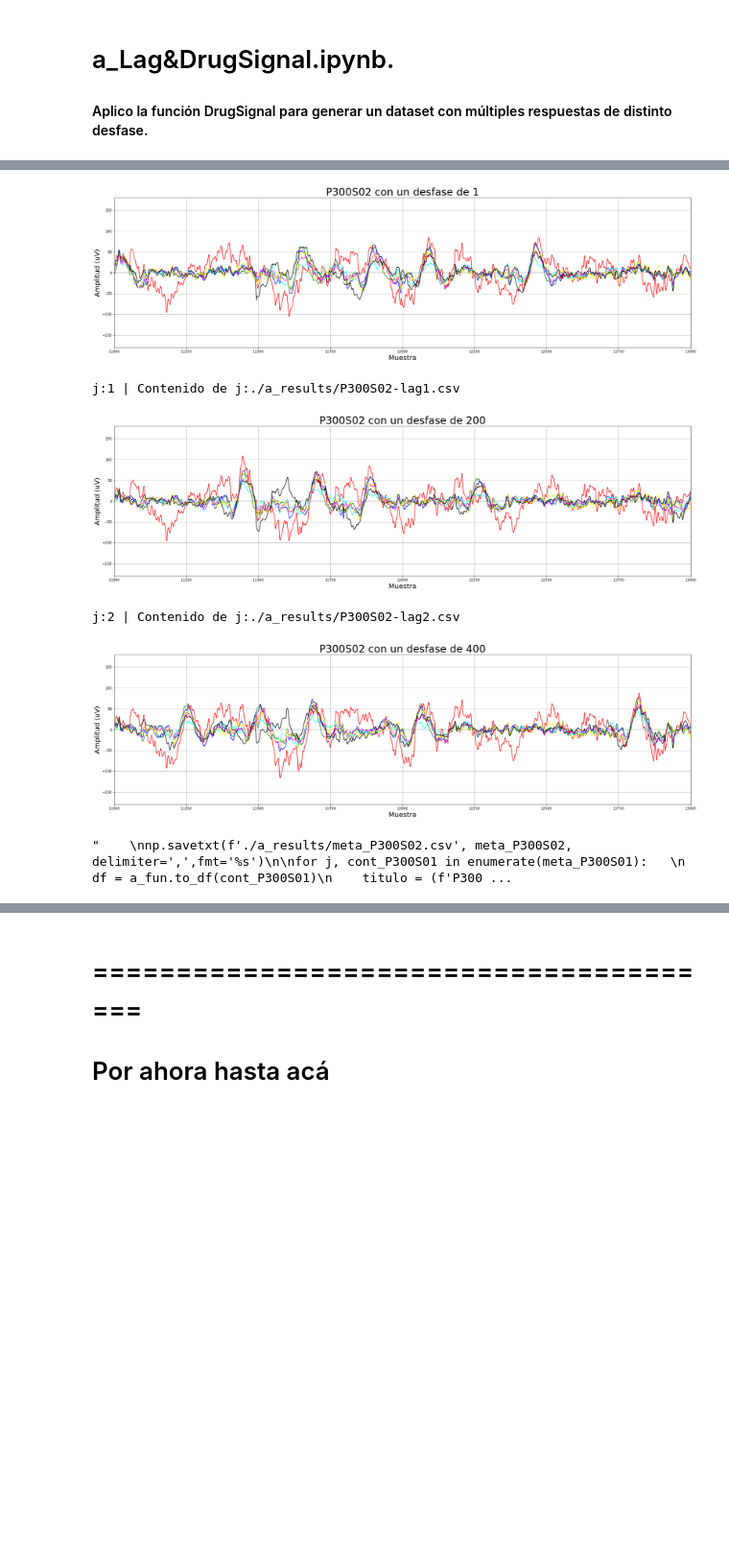
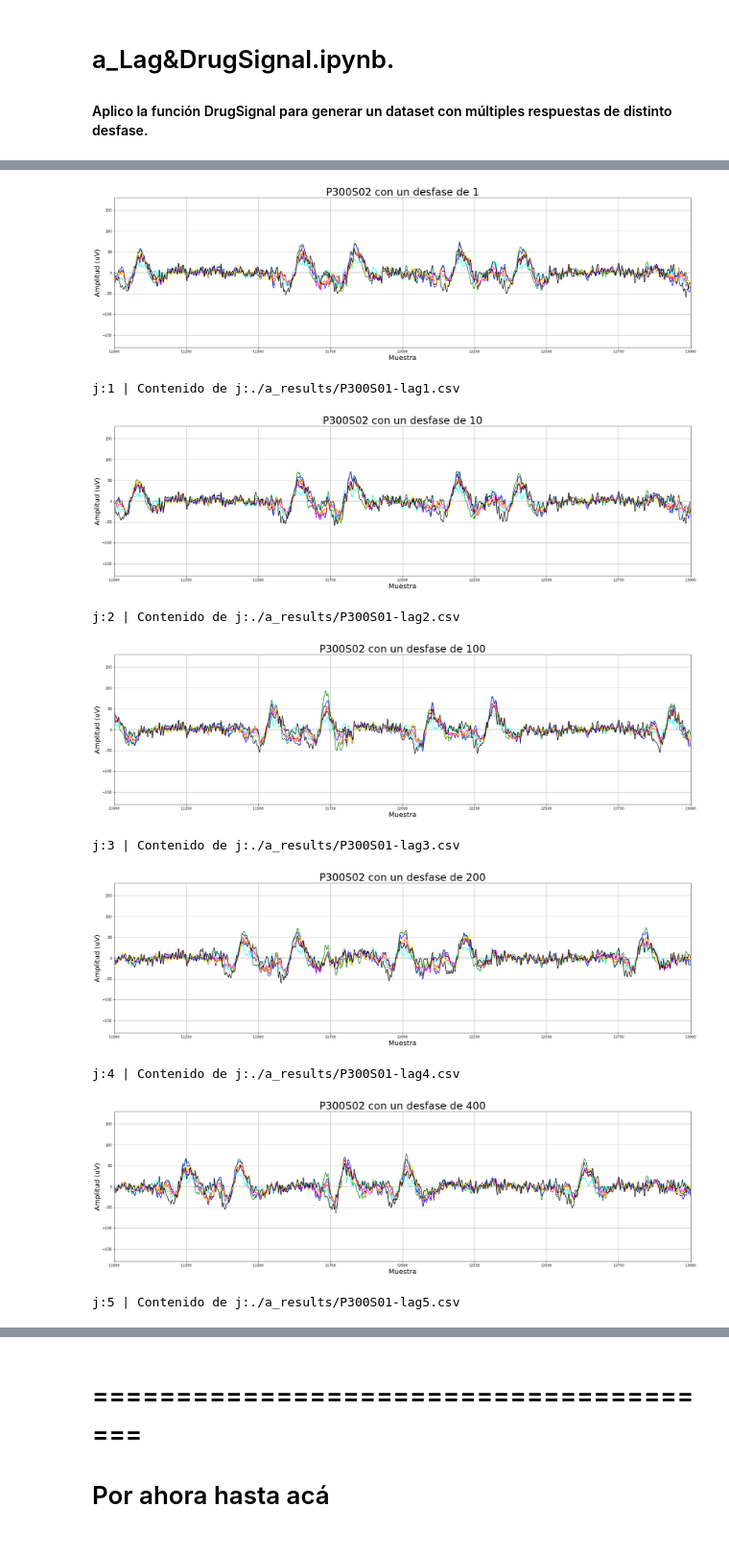
Before and after one commit to alexchavez1980/repo_tesis, a Jupyter notebook: a_Lag&DrugSignal.ipynb, the cells around one changed output, grey strips where cells are left out. Shown at 96% size. Drawn from its saved outputs; the diff is of its cells as text; code cells hidden in the pictures; blank space fills up the shorter version.

```diff
--- a/a_Lag&DrugSignal.ipynb
+++ b/a_Lag&DrugSignal.ipynb
@@ -21,7 +21,7 @@ routput = mat['routput']
 erptemplate1 = routput[0][7][0][1][0][0][0][7]
 erptemplate1 = np.delete( erptemplate1, range(0,256,43),0)
 
-punto_mat = scipy.io.loadmat('./dataset/itba/P300S02.mat') # P300S01 Pertenece al grupo pasivo. No tiene ERP.
+punto_mat = scipy.io.loadmat('./dataset/itba/P300S01.mat') # P300S01 Pertenece al grupo pasivo. No tiene ERP.
 signal = punto_mat['data'][0][0][0]
 #-------------------------------------
 df_signal = a_fun.to_df(signal)
@@ -34,12 +34,11 @@ t_flash = punto_mat['data'][0][0][4]
 #t_stim = mat['data'][0][0][2]
 #t_type = mat['data'][0][0][1]
 
-#lag_flash = [1, 5, 10, 15, 20, 25, 30, 35]
-lag_flash = [1, 200, 400]
+lag_flash = [1, 10, 100, 200, 400, 1000]
 meta_P300S01 = np.empty(len(lag_flash), dtype=object)
 for j,lag in enumerate(lag_flash):
     print(f'j:{j} | Contenido de j:{lag}')
-    punto_mat = scipy.io.loadmat('./dataset/itba/P300S02.mat')
+    punto_mat = scipy.io.loadmat('./dataset/itba/P300S01.mat')
     signal = punto_mat['data'][0][0][0]
     for i in range(0,4200):
         if (t_flash[i,3]==2):
@@ -47,15 +46,19 @@ for j,lag in enumerate(lag_flash):
 
     #signal = punto_mat['data'][0][0][0]
     meta_P300S01[j] = signal
-    np.savetxt(f'./a_results/P300S02-lag{j}.csv', meta_P300S01[j], delimiter=',',fmt='%s')
+    np.savetxt(f'./a_results/P300S01-lag{j}.csv', meta_P300S01[j], delimiter=',',fmt='%s')
 
-files_path_LagDrugSignal = ['./a_results/P300S02-lag0.csv', './a_results/P300S02-lag1.csv', './a_results/P300S02-lag2.csv']
+
+
+files_path_LagDrugSignal = ['./a_results/P300S01-lag0.csv', './a_results/P300S01-lag1.csv', './a_results/P300S01-lag2.csv',
+                            './a_results/P300S01-lag3.csv', './a_results/P300S01-lag4.csv', './a_results/P300S01-lag5.csv']
 for j, path in enumerate(files_path_LagDrugSignal):
     print(f'j:{j} | Contenido de j:{path}')
     signal_grafica = np.loadtxt(path, delimiter=',')
     df = a_fun.to_df(signal_grafica)
     titulo = (f'P300S02 con un desfase de {lag_flash[j]}')
     a_fun.grafic_8ch_test(df, titulo, xlabel, ylabel)
+
 
 '''
 np.savetxt(f'./a_results/meta_P300S02.csv', meta_P300S02, delimiter=',',fmt='%s')
@@ -73,6 +79,10 @@ j:0 | Contenido de j:./a_results/P300S02-lag0.csv
-[figure, old version]
+[figure, new version]
-j:1 | Contenido de j:./a_results/P300S02-lag1.csv
+j:1 | Contenido de j:./a_results/P300S01-lag1.csv
-[figure, old version]
+[figure, new version]
-j:2 | Contenido de j:./a_results/P300S02-lag2.csv
+j:2 | Contenido de j:./a_results/P300S01-lag2.csv
-[figure, old version]
+[figure, new version]
-"    \nnp.savetxt(f'./a_results/meta_P300S02.csv', meta_P300S02, delimiter=',',fmt='%s')\n\nfor j, cont_P300S01 in enumerate(meta_P300S01):   \n    df = a_fun.to_df(cont_P300S01)\n    titulo = (f'P300 ...
+j:3 | Contenido de j:./a_results/P300S01-lag3.csv
+[figure, added]
+j:4 | Contenido de j:./a_results/P300S01-lag4.csv
+[figure, added]
+j:5 | Contenido de j:./a_results/P300S01-lag5.csv
```
Also changed, not shown: parts of 1 cell of this notebook, 20 other files.
